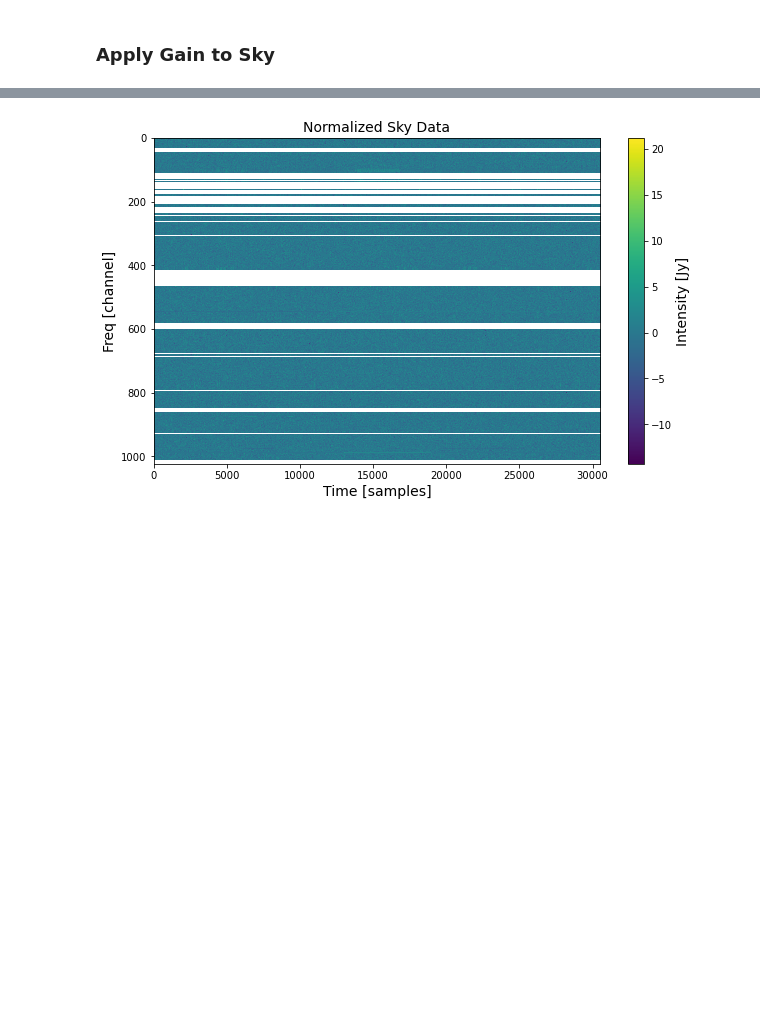
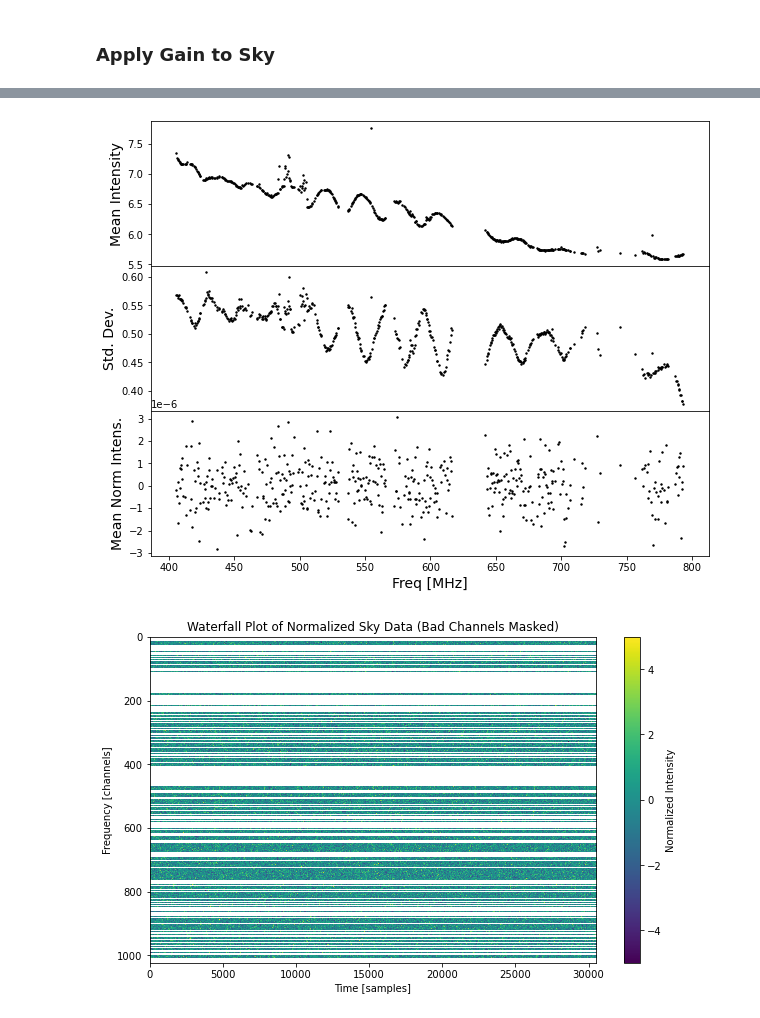
Before and after one commit to astronamanj/641_Observational_Techniques, a Jupyter notebook: chime_pulsar_search/calibration.ipynb, the cells around one changed output, grey strips where cells are left out. Saved outputs shown, nothing was run; the diff lists cells and outputs as text; code cells hidden in the pictures; blank space fills up the shorter version.

```diff
--- a/chime_pulsar_search/calibration.ipynb
+++ b/chime_pulsar_search/calibration.ipynb
@@ -266,19 +268,37 @@ plt.show()
-# %%
-# Calculate the mean and standard deviation per channel
-mean_per_channel = np.mean(sky_array, axis=1)
-std_per_channel = np.std(sky_array, axis=1)
-
-# Normalize each channel
-sky_array_normalized = (sky_array - mean_per_channel[:, np.newaxis]) / std_per_channel[:, np.newaxis]
-
-# Create a waterfall plot of the normalized dataset
-fig = plt.figure(figsize=(10, 6))
-plt.imshow(sky_array_normalized, aspect='auto', interpolation='nearest')
-cbar = plt.colorbar()
-cbar.set_label('Intensity [Jy]', fontsize=14)
-plt.xlabel('Time [samples]', fontsize=14)
-plt.ylabel('Freq [channel]', fontsize=14)
-plt.title('Normalized Sky Data', fontsize=14)
-plt.show()
-# %% [output]
-[figure, removed]
+# %%
+# Compute mean and standard deviation per channel (across time bins), filtering out bad channels
+mean_per_channel = np.mean(sky_array_calibrated[~sky_freq_mask, :], axis=1)
+std_per_channel = np.std(sky_array_calibrated[~sky_freq_mask, :], axis=1)
+
+# Normalize only the valid frequency channels
+sky_array_normalized = np.copy(sky_array_calibrated)
+sky_array_normalized[~sky_freq_mask, :] = (sky_array_calibrated[~sky_freq_mask, :] - mean_per_channel[:, np.newaxis]) / std_per_channel[:, np.newaxis]
+sky_array_normalized[sky_freq_mask, :] = np.nan
+
+# Plot mean and standard deviation per frequency channel (excluding bad channels)
+fig, ax = plt.subplots(3, 1, figsize=(10, 8), sharex=True, gridspec_kw={'hspace': 0})
+ax[0].scatter(sky.header.chan_freqs[~sky_freq_mask], mean_per_channel, color='black', s=2)
+ax[0].set_ylabel('Mean Intensity', fontsize=14)
+ax[0].set_xlabel('Freq [MHz]', fontsize=14)
+
+ax[1].scatter(sky.header.chan_freqs[~sky_freq_mask], std_per_channel, color='black', s=2)
+ax[1].set_ylabel('Std. Dev.', fontsize=14)
+ax[1].set_xlabel('Freq [MHz]', fontsize=14)
+
+ax[2].scatter(sky.header.chan_freqs[~sky_freq_mask], np.mean(sky_array_normalized[~sky_freq_mask, :], axis=1), color='black', s=2)
+ax[2].set_ylabel('Mean Norm Intens.', fontsize=14)
+ax[2].set_xlabel('Freq [MHz]', fontsize=14)
+plt.show()
+
+# Create a waterfall plot of the normalized dataset (bad channels masked)
+plt.figure(figsize=(10, 6))
+im = plt.imshow(sky_array_normalized, aspect='auto', interpolation='nearest', cmap='viridis')
+im.set_clim(-5, 5)
+plt.colorbar(im, label='Normalized Intensity')
+plt.xlabel('Time [samples]')
+plt.ylabel('Frequency [channels]')
+plt.title('Waterfall Plot of Normalized Sky Data (Bad Channels Masked)')
+plt.show()
+# %% [output]
+[figure, added]
+[figure, added]
```
Also changed, not shown: parts of 9 cells of this notebook.
